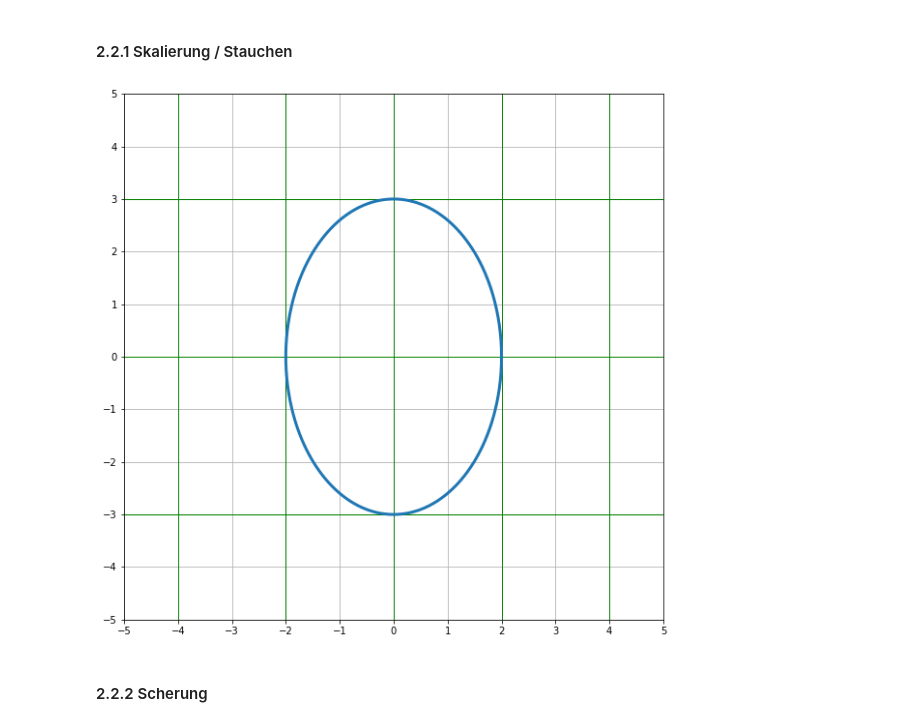
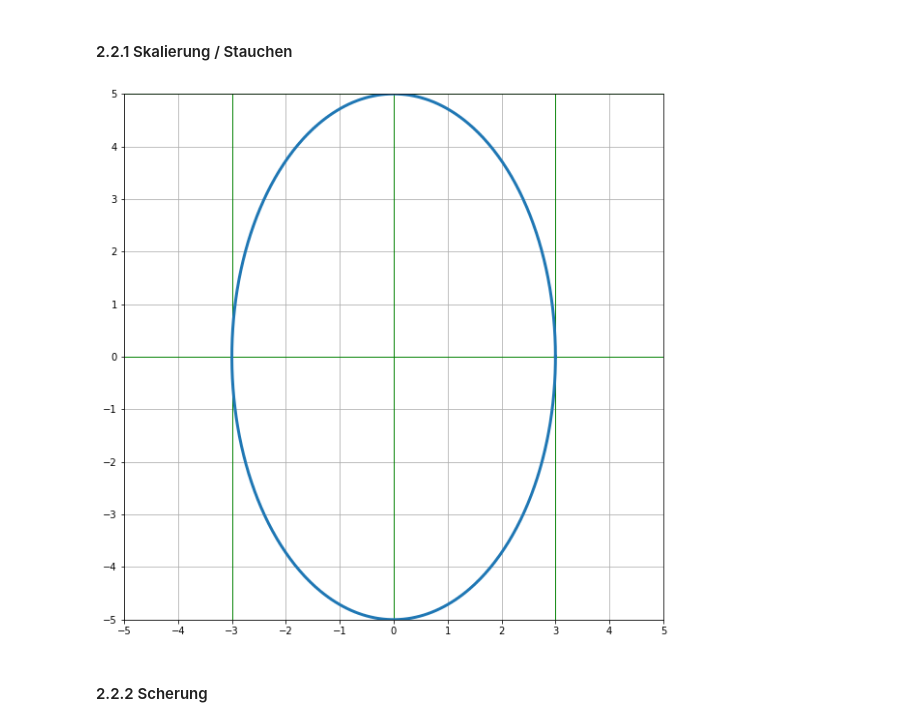
Before and after one commit to greatmerlin/SA_Lineare_Transformationen, a Jupyter notebook: Lineare_Transformationen.ipynb, the cells around one changed output. Saved outputs shown, nothing was run; the diff lists cells and outputs as text; code cells hidden in the pictures.

```diff
--- a/Lineare_Transformationen.ipynb
+++ b/Lineare_Transformationen.ipynb
@@ -307,27 +307,15 @@ kreisLinAb(e1, e2)
 # %% [markdown]
 #### 2.2.1 Skalierung / Stauchen
 # %%
-def scale(vector, factor, y_axis=False):
+def skalieren(Vektor, Faktor, y_axis=False):
     e1 = np.array([1,0])
     e2 = np.array([0,1])
 
     if y_axis == True:
-        e2 = e2 * factor
+        e2 = e2 * Faktor
     else:
-        e1 = e1 * factor
+        e1 = e1 * Faktor
 
-    A = np.array([e1, e2]) # Create linear transformation matrix
-    result = A @ vector # Do the linear transformation
+    A = np.array([e1, e2]) # erzeuge eine Lineare Trans Matrix
+    result = A @ Vektor # Lineare Abbildung
     return result
-# %%
-x_factor = 2 # Play around
-y_factor = 3 # Play around
-
-scale1 = scale(e1, x_factor) # Scale vector e1 in x axis with 2
-scale2 = scale(e2, y_factor, y_axis=True) # Scale vector e2 in y axis with 3
-
-grid_Linien_Fugure(x_lim, y_lim)
-grid_malen(scale1, scale2, x_lim, y_lim)
-kreisLinAb(scale1, scale2)
-# %% [output]
-[figure, removed]
@@ -346,3 +322,12 @@ def skalierungX(Vektor, Faktor):
+# %%
+skal1 = skalieren(e1, 3) # skaliere den Vektor e1 in x Achse mit 3
+skal2 = skalieren(e2, 5, y_axis=True) # skaliere den Vektor e1 in x Achse mit 5
+
+grid_Linien_Fugure(x_lim, y_lim)
+grid_malen(skal1, skal2, x_lim, y_lim)
+kreisLinAb(skal1, skal2)
+# %% [output]
+[figure, added]
 # %% [markdown]
 #### 2.2.2 Scherung
 # %%
```
Also changed, not shown: parts of 4 cells of this notebook.
